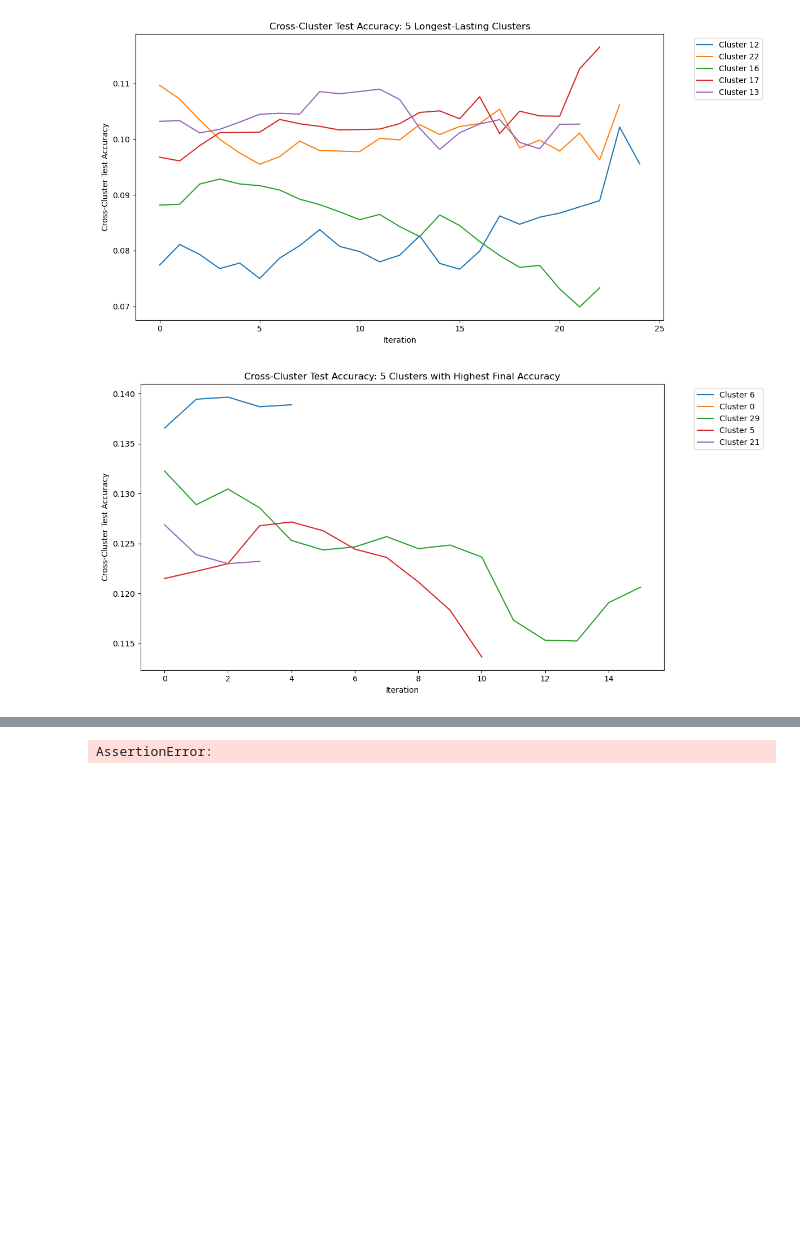
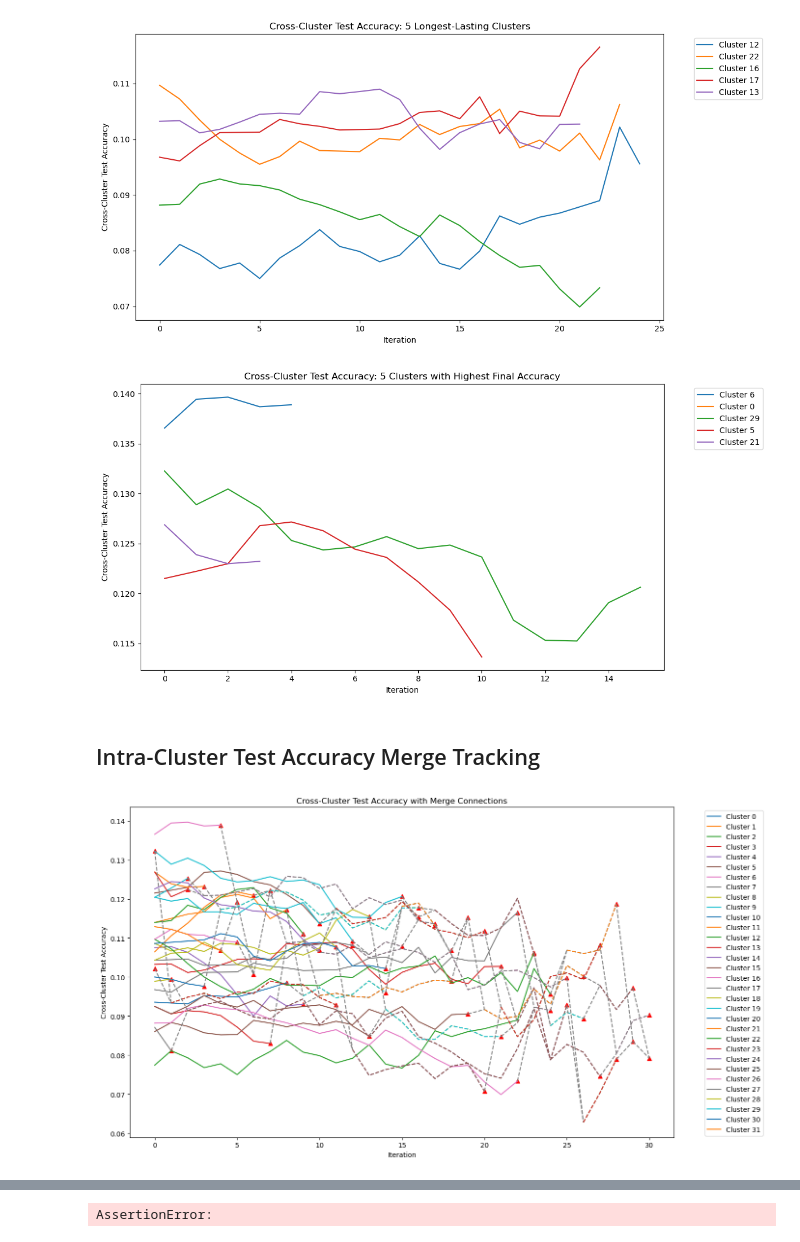
Before and after one commit to kdmalc/fl-gestures, a Jupyter notebook: ELEC573_Proj/001_AgglomerativeModelClustering.ipynb, the cells around one changed output, grey strips where cells are left out. Drawn from its saved outputs; the diff is of its cells as text; code cells hidden in the pictures; blank space fills up the shorter version.

Commit message:
Improved graph

```diff
--- a/ELEC573_Proj/001_AgglomerativeModelClustering.ipynb
+++ b/ELEC573_Proj/001_AgglomerativeModelClustering.ipynb
@@ -480,3 +507,67 @@ plt.tight_layout()
 plt.show()
 # %% [output]
 [figure]
+# %% [markdown]
+## Intra-Cluster Test Accuracy Merge Tracking
+# %%
+# Visualization with Merge Log and Connections
+plt.figure(figsize=(14, 8))
+
+# Dictionary to track the last valid point for each cluster
+last_points = {}
+
+# Plot original clusters
+for cluster_id in cross_cluster_performance:
+    data = cross_cluster_performance[cluster_id]
+    valid_iterations = [it for it, perf in data if perf is not None]
+    valid_performance = [perf for it, perf in data if perf is not None]
+    if valid_iterations[0] != 0:
+        continue
+
+    # Plot original cluster performance
+    plt.plot(valid_iterations, valid_performance, label=f"Cluster {cluster_id}")
+    last_points[cluster_id] = (valid_iterations[-1], valid_performance[-1])  # Store the last point
+
+# Handle merged clusters and connect original clusters
+for iteration, cluster1, cluster2, _, new_cluster in merge_log:
+    # Plot and connect the merged clusters
+    for cluster in [cluster1, cluster2]:
+        if cluster in cross_cluster_performance:
+            data = cross_cluster_performance[cluster]
+            merge_perf = next((perf for it, perf in data if it == iteration), None)
+            if merge_perf is not None:
+                plt.scatter(iteration, merge_perf, color='red', marker='^')#, label=f"Merge {cluster} → {new_cluster}")
+
+        if cluster in last_points:  # If it's an original cluster
+            last_iteration, last_perf = last_points[cluster]
+
+            # Connect to the newly merged cluster
+            if new_cluster in cross_cluster_performance:
+                new_data = cross_cluster_performance[new_cluster]
+                valid_iterations = [it for it, perf in new_data if perf is not None and it >= iteration]
+                valid_performance = [perf for it, perf in new_data if perf is not None and it >= iteration]
+
+                if valid_iterations:
+                    # Draw a line connecting the original cluster to the new merged cluster
+                    plt.plot(
+                        [last_iteration, valid_iterations[0]],
+                        [last_perf, valid_performance[0]],
+                        linestyle='--', color='gray'
+                    )
+
+                    # Continue plotting the merged cluster's performance
+                    plt.plot(valid_iterations, valid_performance, linestyle='--')
+
+                # Update the last points for the newly merged cluster
+                if valid_iterations:
+                    last_points[new_cluster] = (valid_iterations[-1], valid_performance[-1])
+
+# Add labels, legend, and formatting
+plt.xlabel("Iteration")
+plt.ylabel("Cross-Cluster Test Accuracy")
+plt.title("Cross-Cluster Test Accuracy with Merge Connections")
+plt.legend(bbox_to_anchor=(1.05, 1), loc='upper left')
+plt.tight_layout()
+plt.show()
+# %% [output]
+[figure, added]
```
Also changed, not shown: parts of 3 cells of this notebook.
